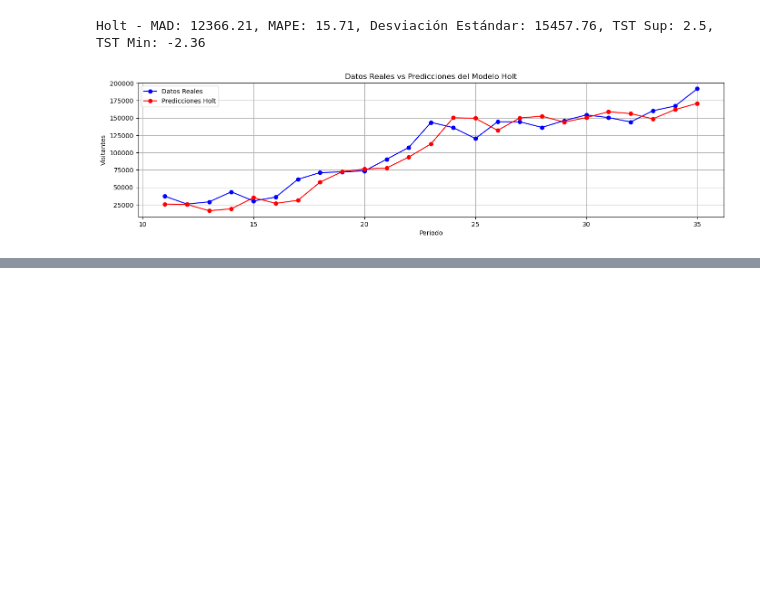
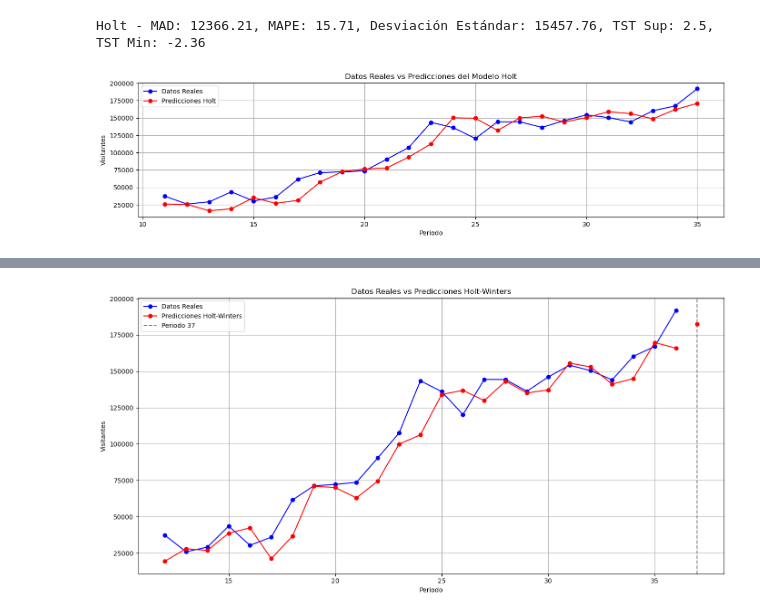
Before and after one commit to AlexisF09/ModelosPredictivos, a Jupyter notebook: Proyecto Final_.ipynb, the cells around one changed output, grey strips where cells are left out. Cells and saved outputs as stored; diff of their text form; code cells hidden in the pictures; blank space fills up the shorter version.

```diff
--- a/Proyecto Final_.ipynb
+++ b/Proyecto Final_.ipynb
@@ -202 +202,21 @@ ESTIMACIONES DE ERROR DE LOS PRONÓSTICOS
 ╘════╧═══════════════════════╧══════════╧════════╧═══════════╧═══════════╧═════════╛
+# %%
+
+# Holt-Winters
+model_hw_full = ExponentialSmoothing(df['Visitantes'], seasonal='add', seasonal_periods=4).fit()
+forecast_hw = model_hw_full.forecast(steps=1)
+# Graficar Holt-Winters
+plt.figure(figsize=(14, 7))
+plt.plot(df['Periodo'], df['Visitantes'], label='Datos Reales', color='blue', marker='o')
+plt.plot(df['Periodo'], model_hw_full.fittedvalues, label='Predicciones Holt-Winters', color='red', marker='o')
+plt.axvline(x=37, color='gray', linestyle='--', label='Periodo 37')
+plt.scatter([37], [forecast_hw.iloc[0]], color='red', zorder=5)
+plt.title('Datos Reales vs Predicciones Holt-Winters')
+plt.xlabel('Periodo')
+plt.ylabel('Visitantes')
+plt.legend()
+plt.grid(True)
+plt.tight_layout()
+plt.show()
+# %% [output]
+[figure, added]
```
Also changed, not shown: parts of 2 cells of this notebook.
